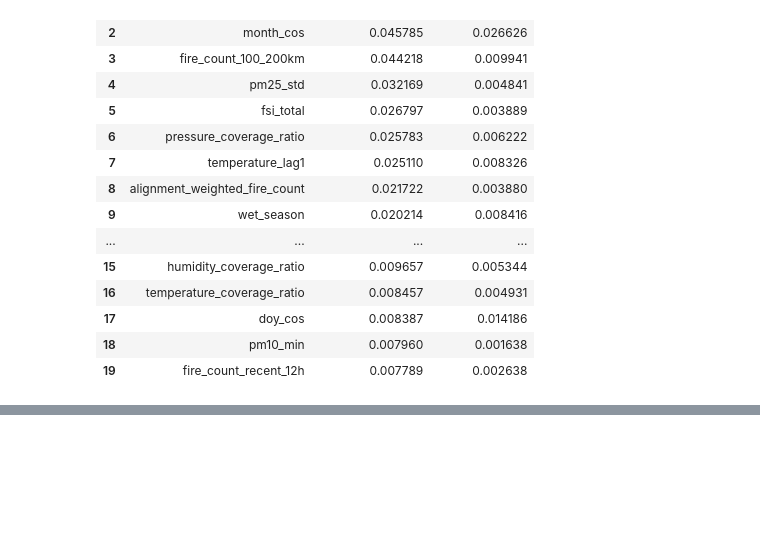
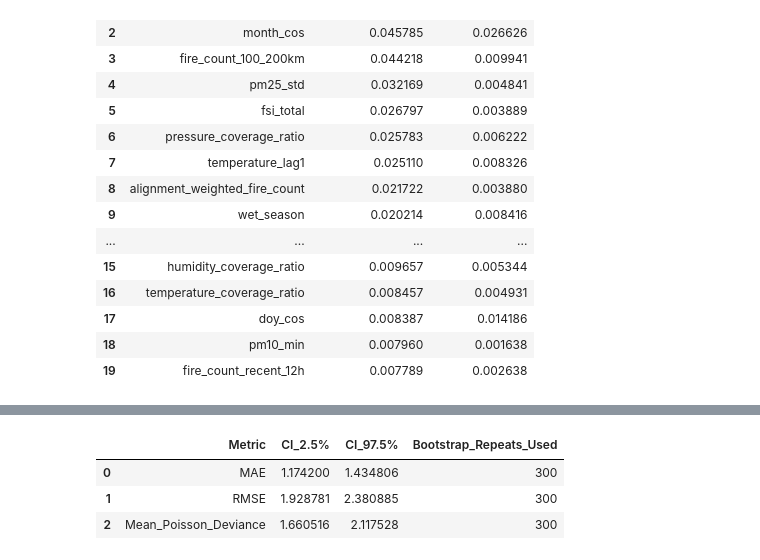
Before and after one commit to Dan5-Theme2/PRT661---DATA-SCIENCE-PRACTICE---Dan5---Theme2, a Jupyter notebook: AWS/AWS_integrations/Navodya - Model 3_Count_Explainability.ipynb, the cells around one changed output, grey strips where cells are left out. Drawn from its saved outputs; the diff is of its cells as text; code cells hidden in the pictures; blank space fills up the shorter version.

Commit message:
feat(model3): add bootstrap uncertainty intervals

```diff
--- a/AWS/AWS_integrations/Navodya - Model 3_Count_Explainability.ipynb
+++ b/AWS/AWS_integrations/Navodya - Model 3_Count_Explainability.ipynb
@@ -1460,0 +1465,81 @@ Background dataset has 120 samples but max_samples=100. Subsampling to 100 sampl
+# %%
+rng = np.random.default_rng(
+    RANDOM_STATE
+)
+
+y_arr = np.asarray(y_test)
+p_arr = np.asarray(
+    test_predictions
+)
+
+bootstrap_rows = []
+
+for _ in range(
+    BOOTSTRAP_REPEATS
+):
+    idx = rng.integers(
+        0,
+        len(y_arr),
+        len(y_arr),
+    )
+
+    metrics = count_metrics(
+        y_arr[idx],
+        p_arr[idx],
+    )
+
+    bootstrap_rows.append({
+        "MAE": metrics["MAE"],
+        "RMSE": metrics["RMSE"],
+        "Mean_Poisson_Deviance": (
+            metrics[
+                "Mean_Poisson_Deviance"
+            ]
+        ),
+    })
+
+bootstrap_df = pd.DataFrame(
+    bootstrap_rows
+)
+
+ci_rows = []
+
+for metric in [
+    "MAE",
+    "RMSE",
+    "Mean_Poisson_Deviance",
+]:
+    values = (
+        bootstrap_df[metric]
+        .dropna()
+    )
+
+    ci_rows.append({
+        "Metric": metric,
+        "CI_2.5%": values.quantile(
+            0.025
+        ),
+        "CI_97.5%": values.quantile(
+            0.975
+        ),
+        "Bootstrap_Repeats_Used": (
+            len(values)
+        ),
+    })
+
+bootstrap_ci = pd.DataFrame(
+    ci_rows
+)
+
+bootstrap_ci.to_csv(
+    table_dir
+    / "a3_model3_bootstrap_95ci.csv",
+    index=False,
+)
+
+display(bootstrap_ci)
+# %% [output]
+|  | Metric | CI_2.5% | CI_97.5% | Bootstrap_Repeats_Used |
+| 0 | MAE | 1.174200 | 1.434806 | 300 |
+| 1 | RMSE | 1.928781 | 2.380885 | 300 |
+| 2 | Mean_Poisson_Deviance | 1.660516 | 2.117528 | 300 |
```
Also changed, not shown: parts of 1 cell of this notebook.
